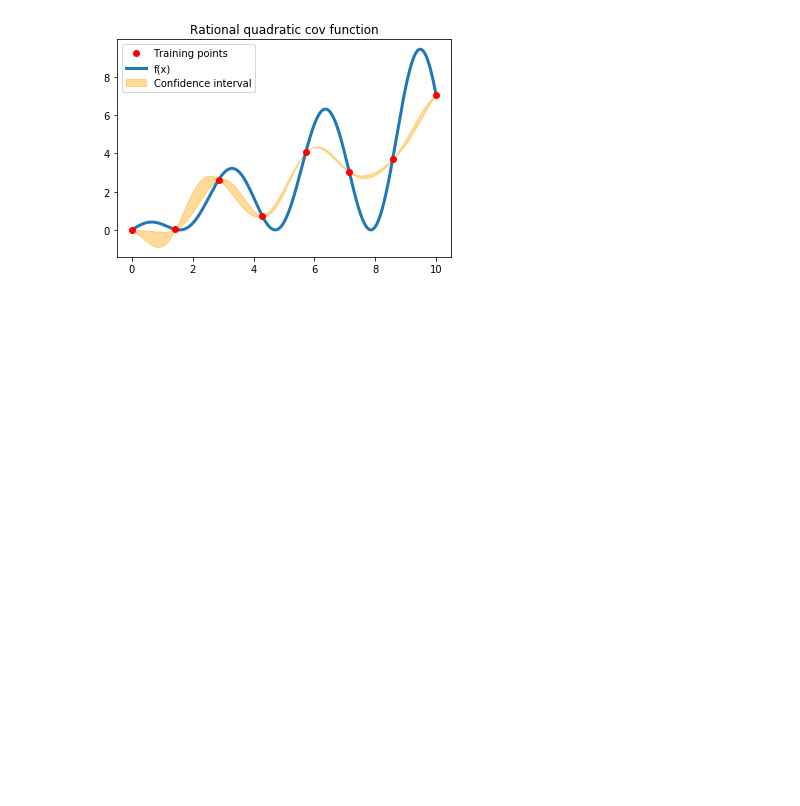
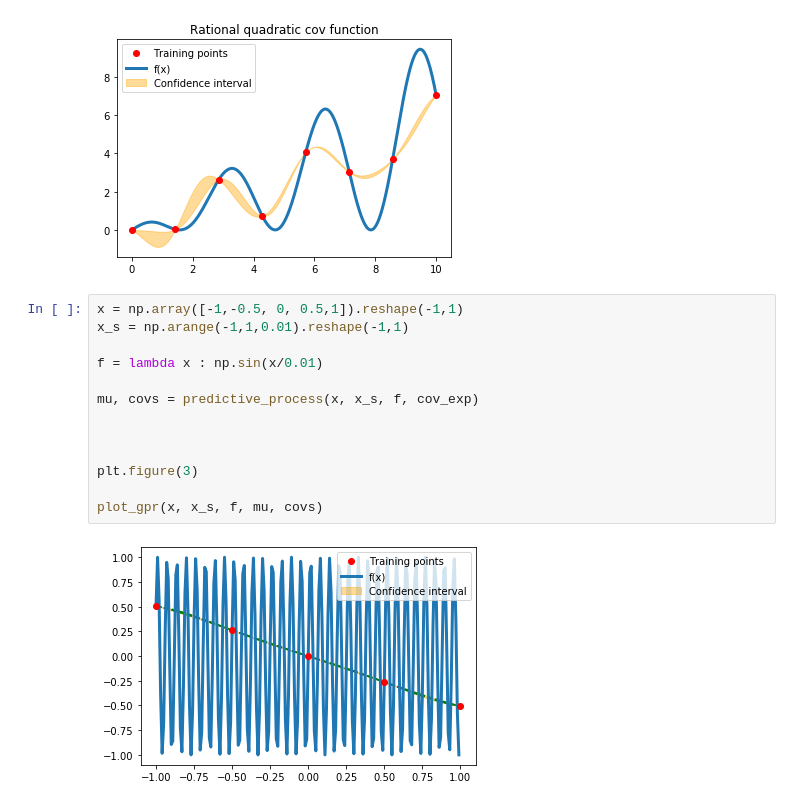
Before and after one commit to gum33/Physics-Informed-Emulator, a Jupyter notebook: Test1.ipynb, the cells around one changed output. Drawn from its saved outputs; the diff is of its cells as text; blank space fills up the shorter version.

```diff
--- a/Test1.ipynb
+++ b/Test1.ipynb
@@ -111,3 +110,18 @@ plt.title("Rational quadratic cov function")
 plot_gpr(x, x_s, f, mu, covs, samples=3, draw_samples=False)
 # %% [output]
 [figure]
+# %%
+x = np.array([-1,-0.5, 0, 0.5,1]).reshape(-1,1)
+x_s = np.arange(-1,1,0.01).reshape(-1,1)
+
+f = lambda x : np.sin(x/0.01)
+
+mu, covs = predictive_process(x, x_s, f, cov_exp)
+
+
+
+plt.figure(3)
+
+plot_gpr(x, x_s, f, mu, covs)
+# %% [output]
+[figure, added]
```
Also changed, not shown: parts of 6 cells of this notebook, 2 other files.
